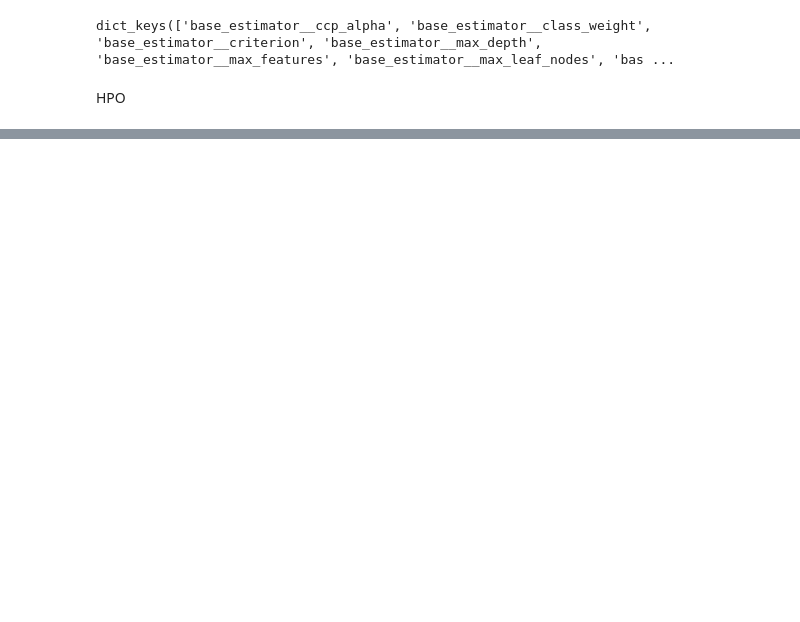
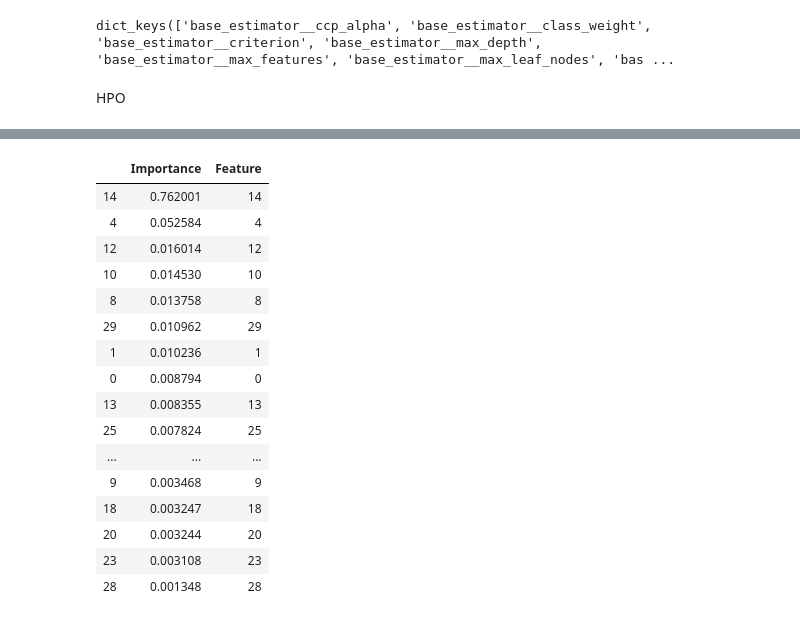
Before and after one commit to ADBProjects/ccproj, a Jupyter notebook: Workbook.ipynb, the cells around one changed output, grey strips where cells are left out. Cells and saved outputs as stored; diff of their text form; code cells hidden in the pictures; blank space fills up the shorter version.

```diff
--- a/Workbook.ipynb
+++ b/Workbook.ipynb
@@ -287,0 +383,2 @@ HPO
+# %%
+feature_importance = pd.DataFrame(feature_importances)
@@ -287,0 +391,20 @@ HPO
+# %%
+feature_importance
+# %% [output]
+|  | Importance | Feature |
+| 14 | 0.762001 | 14 |
+| 4 | 0.052584 | 4 |
+| 12 | 0.016014 | 12 |
+| 10 | 0.014530 | 10 |
+| 8 | 0.013758 | 8 |
+| 29 | 0.010962 | 29 |
+| 1 | 0.010236 | 1 |
+| 0 | 0.008794 | 0 |
+| 13 | 0.008355 | 13 |
+| 25 | 0.007824 | 25 |
+| ... | ... | ... |
+| 9 | 0.003468 | 9 |
+| 18 | 0.003247 | 18 |
+| 20 | 0.003244 | 20 |
+| 23 | 0.003108 | 23 |
+| 28 | 0.001348 | 28 |
```
Also changed, not shown: parts of 25 cells of this notebook.
